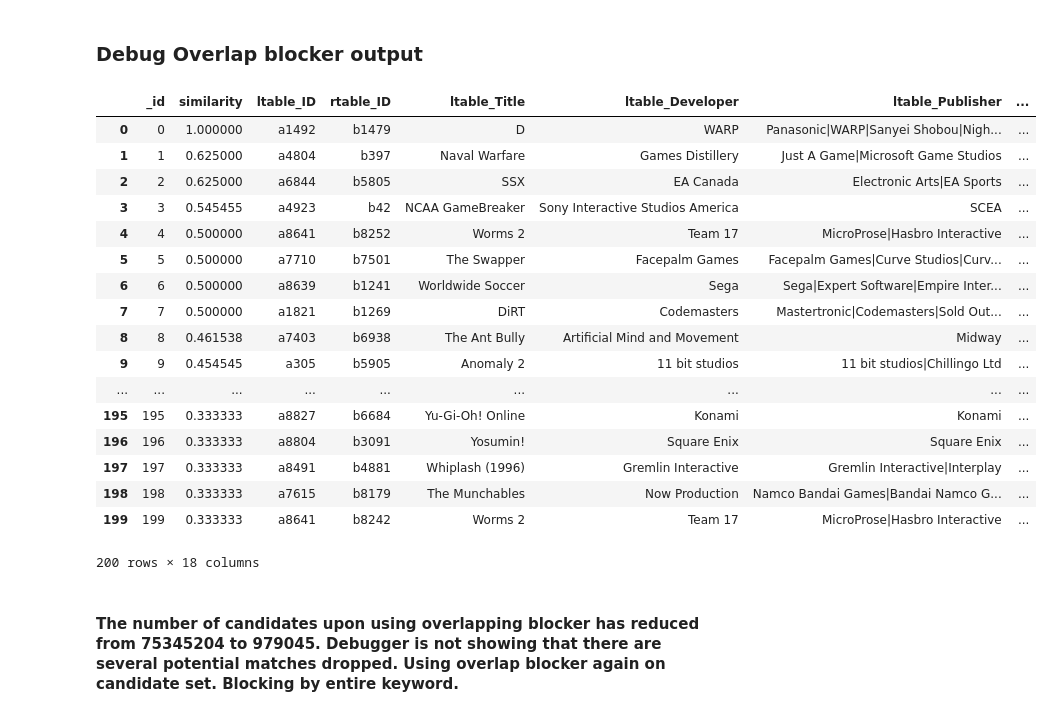
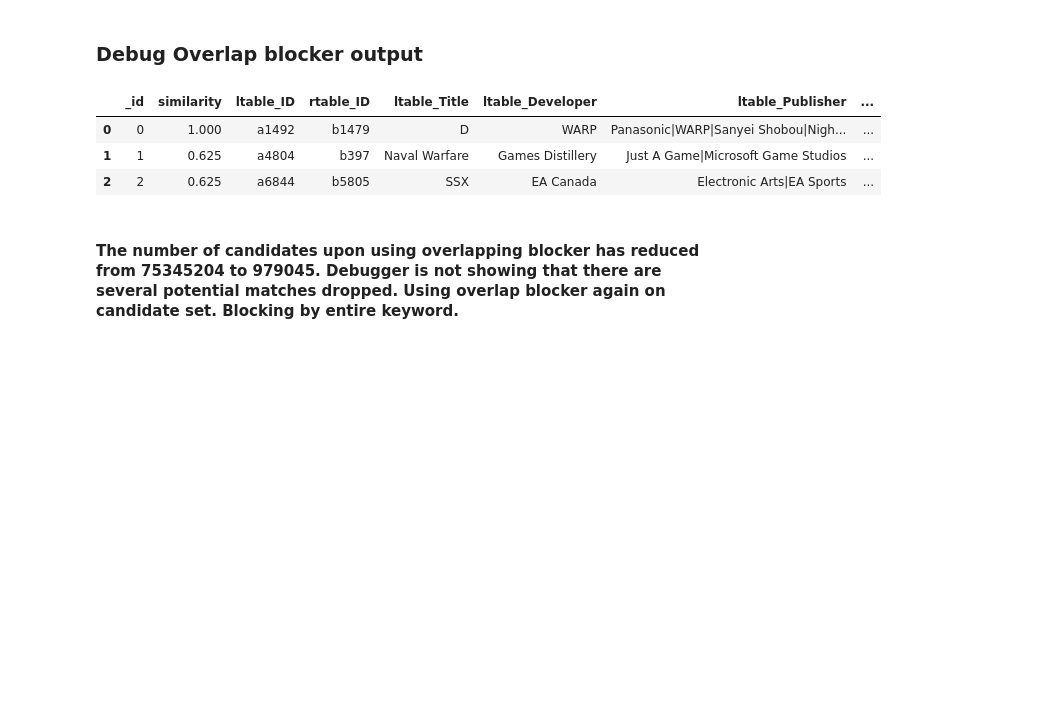
Before and after one commit to abhinav4192/Data-Science, a Jupyter notebook: stage3/code/EntityMatching.ipynb, the cells around one changed output. Saved outputs shown, nothing was run; the diff lists cells and outputs as text; code cells hidden in the pictures; blank space fills up the shorter version.

Commit message:
Remove large table displays

```diff
--- a/stage3/code/EntityMatching.ipynb
+++ b/stage3/code/EntityMatching.ipynb
@@ -85,26 +83,12 @@ C1.head()
 # %%
 dbg1 = em.debug_blocker(C1, dfTableA, dfTableB)
 # %%
-dbg1
+dbg1.head(3)
 # %% [output]
 |  | _id | similarity | ltable_ID | rtable_ID | ltable_Title | ltable_Developer | ltable_Publisher | ... |
-| 0 | 0 | 1.000000 | a1492 | b1479 | D | WARP | Panasonic|WARP|Sanyei Shobou|Nigh... | ... |
-| 1 | 1 | 0.625000 | a4804 | b397 | Naval Warfare | Games Distillery | Just A Game|Microsoft Game Studios | ... |
-| 2 | 2 | 0.625000 | a6844 | b5805 | SSX | EA Canada | Electronic Arts|EA Sports | ... |
-| 3 | 3 | 0.545455 | a4923 | b42 | NCAA GameBreaker | Sony Interactive Studios America | SCEA | ... |
-| 4 | 4 | 0.500000 | a8641 | b8252 | Worms 2 | Team 17 | MicroProse|Hasbro Interactive | ... |
-| 5 | 5 | 0.500000 | a7710 | b7501 | The Swapper | Facepalm Games | Facepalm Games|Curve Studios|Curv... | ... |
-| 6 | 6 | 0.500000 | a8639 | b1241 | Worldwide Soccer | Sega | Sega|Expert Software|Empire Inter... | ... |
-| 7 | 7 | 0.500000 | a1821 | b1269 | DiRT | Codemasters | Mastertronic|Codemasters|Sold Out... | ... |
-| 8 | 8 | 0.461538 | a7403 | b6938 | The Ant Bully | Artificial Mind and Movement | Midway | ... |
-| 9 | 9 | 0.454545 | a305 | b5905 | Anomaly 2 | 11 bit studios | 11 bit studios|Chillingo Ltd | ... |
-| ... | ... | ... | ... | ... | ... | ... | ... | ... |
-| 195 | 195 | 0.333333 | a8827 | b6684 | Yu-Gi-Oh! Online | Konami | Konami | ... |
-| 196 | 196 | 0.333333 | a8804 | b3091 | Yosumin! | Square Enix | Square Enix | ... |
-| 197 | 197 | 0.333333 | a8491 | b4881 | Whiplash (1996) | Gremlin Interactive | Gremlin Interactive|Interplay | ... |
-| 198 | 198 | 0.333333 | a7615 | b8179 | The Munchables | Now Production | Namco Bandai Games|Bandai Namco G... | ... |
-| 199 | 199 | 0.333333 | a8641 | b8242 | Worms 2 | Team 17 | MicroProse|Hasbro Interactive | ... |
+| 0 | 0 | 1.000 | a1492 | b1479 | D | WARP | Panasonic|WARP|Sanyei Shobou|Nigh... | ... |
+| 1 | 1 | 0.625 | a4804 | b397 | Naval Warfare | Games Distillery | Just A Game|Microsoft Game Studios | ... |
+| 2 | 2 | 0.625 | a6844 | b5805 | SSX | EA Canada | Electronic Arts|EA Sports | ... |
-200 rows × 18 columns
 # %% [markdown]
 #### The number of candidates upon using overlapping blocker has reduced from 75345204 to 979045. Debugger is not showing that there are several potential matches dropped. Using overlap blocker again on candidate set. Blocking by entire keyword.
 # %%
```
Also changed, not shown: parts of 9 cells of this notebook.
